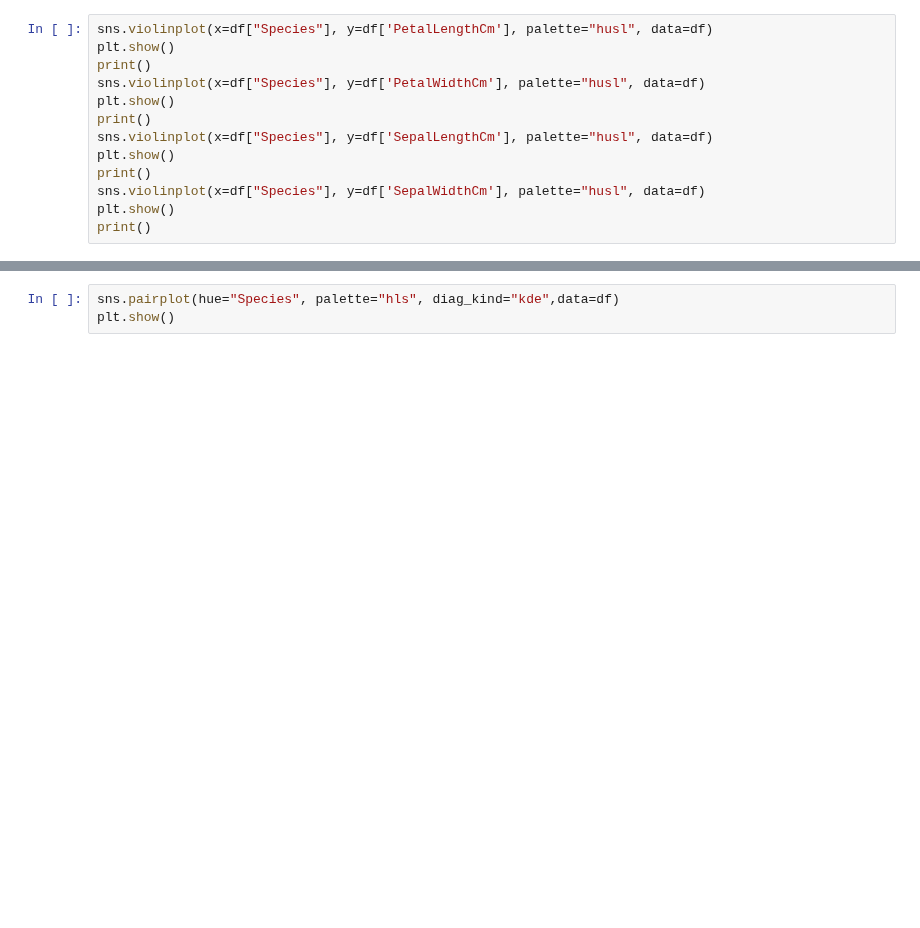
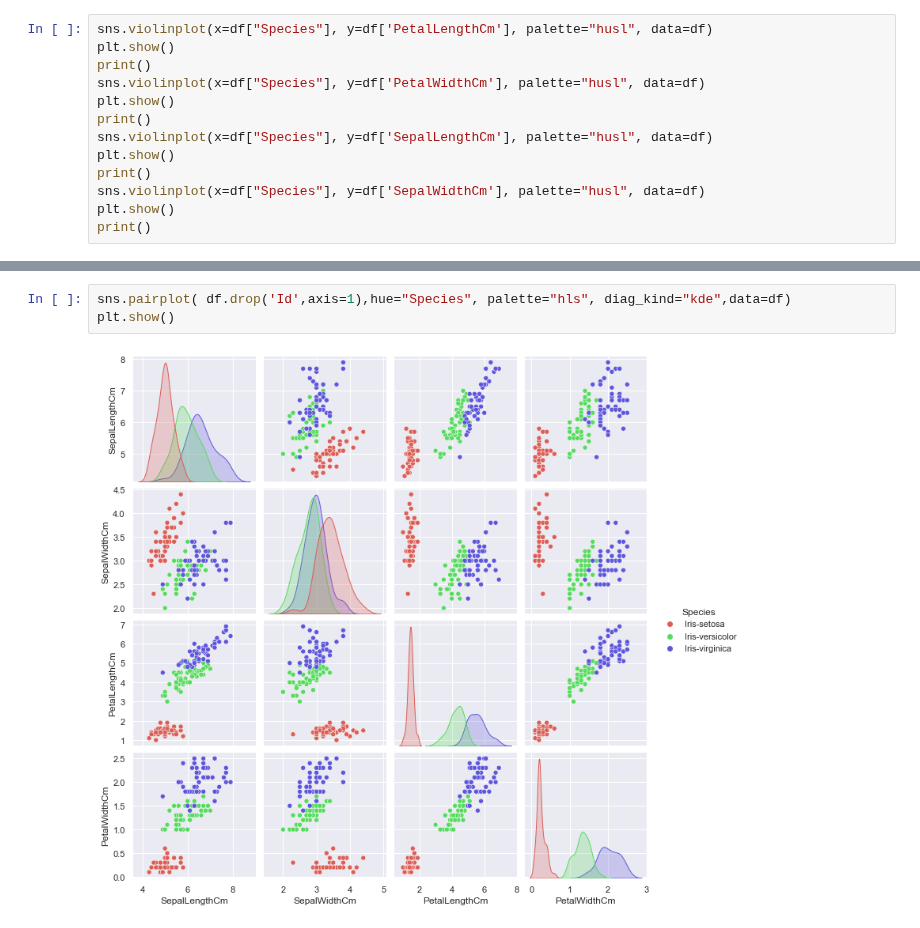
Before and after one commit to arkaprabha10/Machine-Learning, a Jupyter notebook: Lab 3/q2_3.ipynb, the cells around one changed output, grey strips where cells are left out. Drawn from its saved outputs; the diff is of its cells as text; blank space fills up the shorter version.

```diff
--- a/Lab 3/q2_3.ipynb
+++ b/Lab 3/q2_3.ipynb
@@ -213,3 +218,5 @@ print()
 # %%
-sns.pairplot(hue="Species", palette="hls", diag_kind="kde",data=df)
+sns.pairplot( df.drop('Id',axis=1),hue="Species", palette="hls", diag_kind="kde",data=df)
 plt.show()
+# %% [output]
+[figure, added]
```
Also changed, not shown: parts of 1 cell of this notebook.
